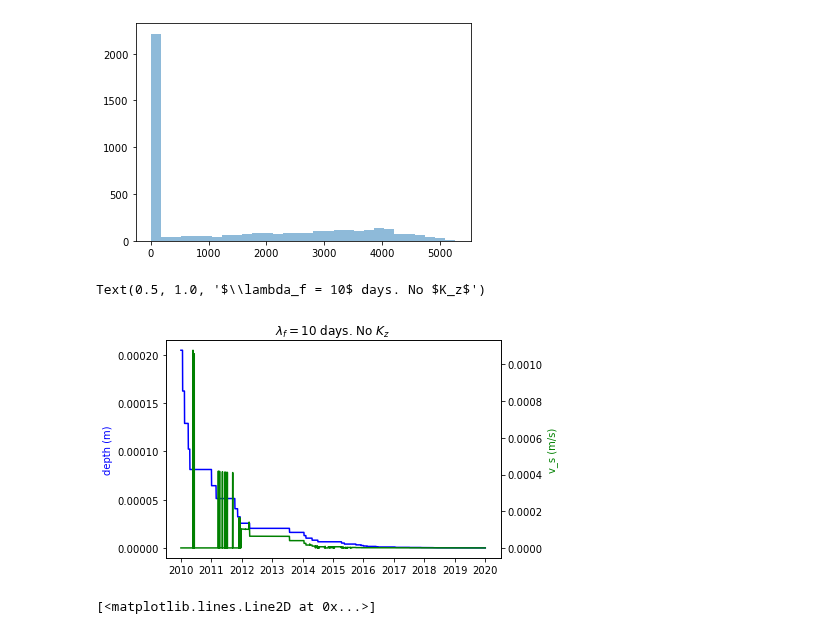
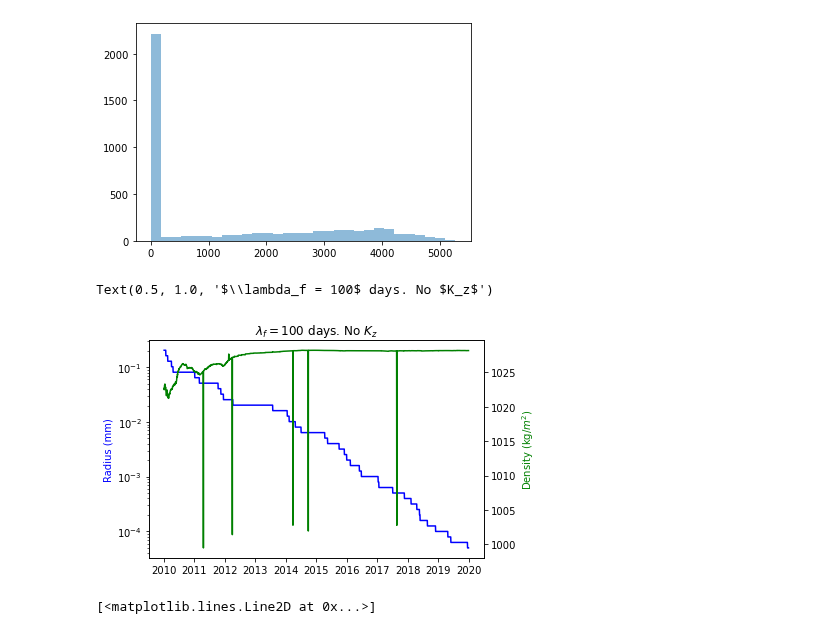
Before and after one commit to OceanParcels/Backtracking_Abyssal_Nanoplastics, a Jupyter notebook: notebooks/Presentation.ipynb, the cells around one changed output. Drawn from its saved outputs; the diff is of its cells as text; code cells hidden in the pictures.

Commit message:
Plots for the presentation

```diff
--- a/notebooks/Presentation.ipynb
+++ b/notebooks/Presentation.ipynb
@@ -142,20 +157,20 @@ plt.hist(a['z'][:, N],label='100', alpha=0.5, bins=bins);
 [figure]
 # %%
 N = 550
-sim_name = 'D'
+sim_name = 'C'
 
 fig,ax = plt.subplots()
-ax.plot(sim[sim_name]['time'][N], sim[sim_name]['radius'][N], c='blue')
-ax.set_ylabel('depth (m)', color='blue')
+ax.semilogy(sim[sim_name]['time'][N], sim[sim_name]['radius'][N]*1000, c='blue')
+ax.set_ylabel('Radius (mm)', color='blue')
 
 ax3 = ax.twinx()
-ax3.plot(sim[sim_name]['time'][N], sim[sim_name]['v_s'][N], c='green')
-ax3.set_ylabel('v_s (m/s)', color='green')
+ax3.plot(sim[sim_name]['time'][N], sim[sim_name]['density'][N], c='green')
+ax3.set_ylabel('Density (kg/$m^2$)', color='green')
 
-plt.title(r'$\lambda_f = 10$ days. No $K_z$')
+plt.title(r'$\lambda_f = 100$ days. No $K_z$')
 # %% [output]
-Text(0.5, 1.0, '$\\lambda_f = 10$ days. No $K_z$')
+Text(0.5, 1.0, '$\\lambda_f = 100$ days. No $K_z$')
-[figure, old version]
+[figure, new version]
 # %%
 plt.plot(sim[sim_name]['time'][N], sim[sim_name]['lon'][N])
 # %% [output]
```
Also changed, not shown: parts of 18 cells of this notebook, 3 other files.
